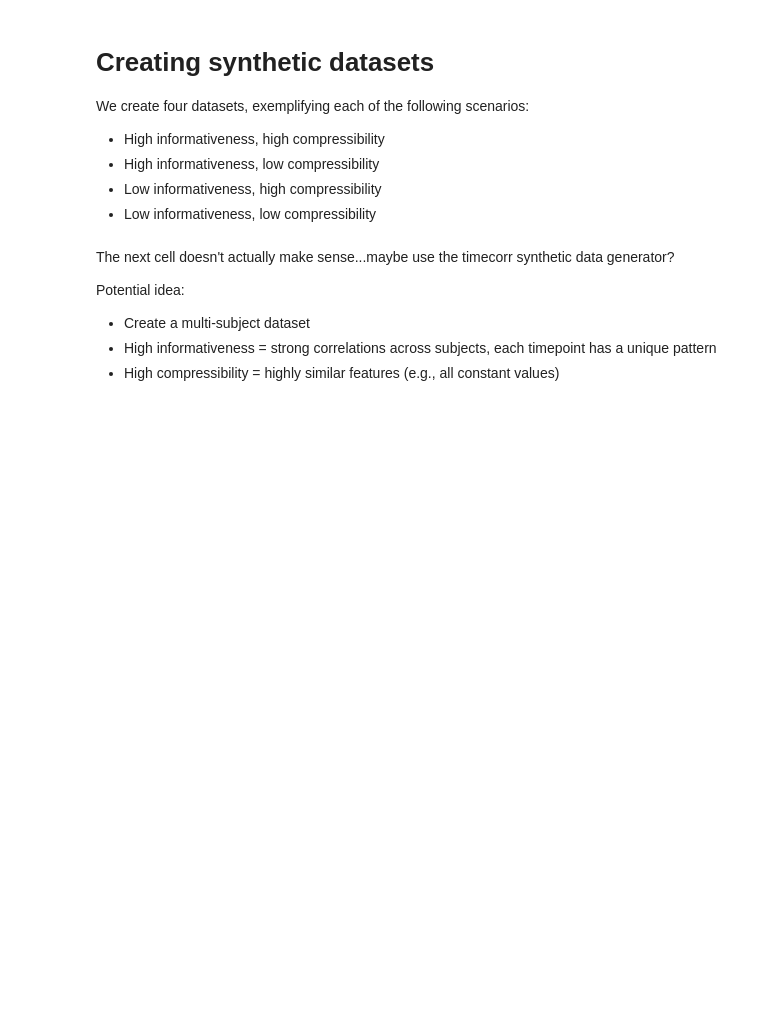
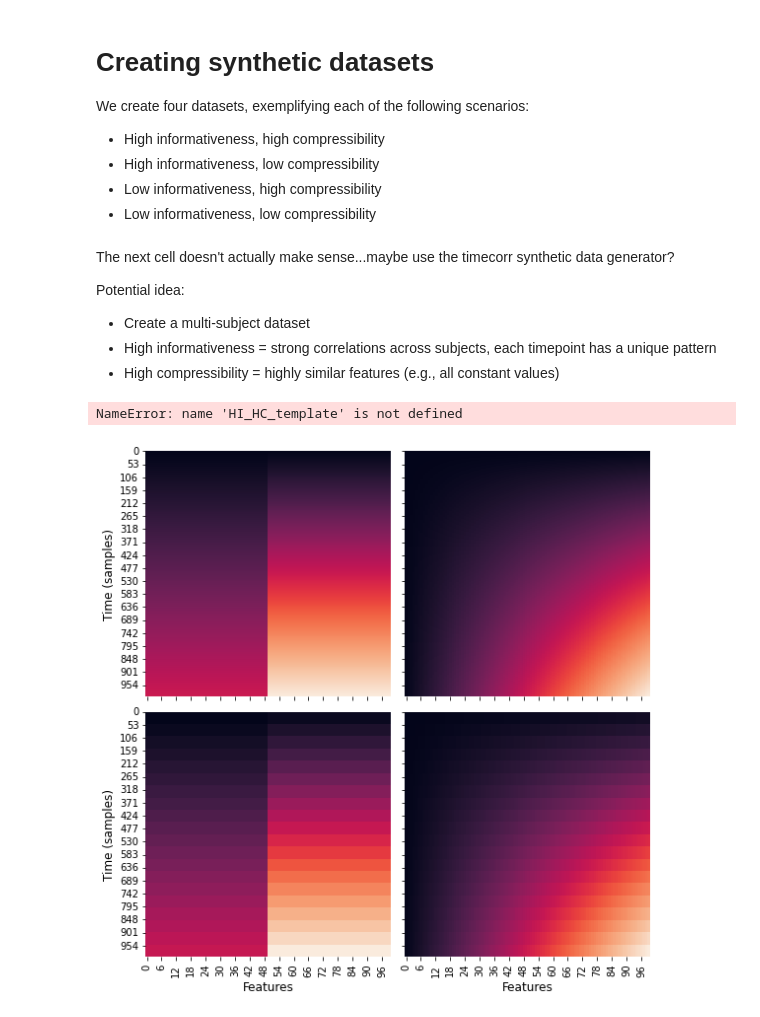
Before and after one commit to ContextLab/pca_paper, a Jupyter notebook: code/notebooks/simulations.ipynb, the cells around one changed output. Drawn from its saved outputs; the diff is of its cells as text; code cells hidden in the pictures; blank space fills up the shorter version.

```diff
--- a/code/notebooks/simulations.ipynb
+++ b/code/notebooks/simulations.ipynb
@@ -68,0 +44,53 @@ LI_LC = np.cumsum(lo_var * np.random.normal(size=(n_obs + buffer, n_features)),
+# %%
+S = 10
+N = 1000
+K = 100
+
+X = 50  # scaling factor: increase for greater differentiation
+        # between high vs. low informativeness and compressibility.
+        # should divide into N and K evenly.
+
+
+timepoint_unique = np.tile(np.atleast_2d(np.arange(N)).T, (1, K)) + 1
+timepoint_shared = np.tile(np.atleast_2d(np.repeat(np.arange(N / X), X)).T, (1, K)) + 1
+
+feature_unique = np.tile(np.atleast_2d(np.arange(K)), (N, 1)) + 1
+feature_shared = np.tile(np.atleast_2d(np.repeat(np.arange(K / X), X)), (N, 1)) + 1
+
+# generate template data
+templates = {}
+templates['HI_HC'] = timepoint_unique * feature_shared
+templates['HI_LC'] = timepoint_unique * feature_unique
+templates['LI_HC'] = timepoint_shared * feature_shared
+templates['LI_LC'] = timepoint_shared * feature_unique
+
+# generate subject data
+data = {}
+data['HI_HC'] = [HI_HC_template + np.random.normal(0, 1, (N, K)) for _ in range(S)]
+data['HI_LC'] = [HI_LC_template + np.random.normal(0, 1, (N, K)) for _ in range(S)]
+data['LI_HC'] = [LI_HC_template + np.random.normal(0, 1, (N, K)) for _ in range(S)]
+data['LI_LC'] = [LI_LC_template + np.random.normal(0, 1, (N, K)) for _ in range(S)]
+# %% [output]
+NameError: name 'HI_HC_template' is not defined
+# %%
+# plot some samples
+
+fig, axs = plt.subplots(2, 2, figsize=(8, 8), sharex=True, sharey=True)
+axs = axs.ravel()
+
+sns.heatmap(templates['HI_HC'], ax=axs[0], cbar=False)
+axs[0].set_ylabel('Time (samples)', fontsize=12)
+
+sns.heatmap(templates['HI_LC'], ax=axs[1], cbar=False)
+
+sns.heatmap(templates['LI_HC'], ax=axs[2], cbar=False)
+axs[2].set_ylabel('Time (samples)', fontsize=12)
+axs[2].set_xlabel('Features', fontsize=12)
+
+sns.heatmap(templates['LI_LC'], ax=axs[3], cbar=False)
+axs[3].set_xlabel('Features', fontsize=12)
+
+fig.tight_layout()
+fig.savefig(os.path.join(figdir, 'synthetic_data_templates.pdf'), bbox_inches='tight')
+# %% [output]
+[figure, added]
```
Also changed, not shown: parts of 8 cells of this notebook, 24 other files.
